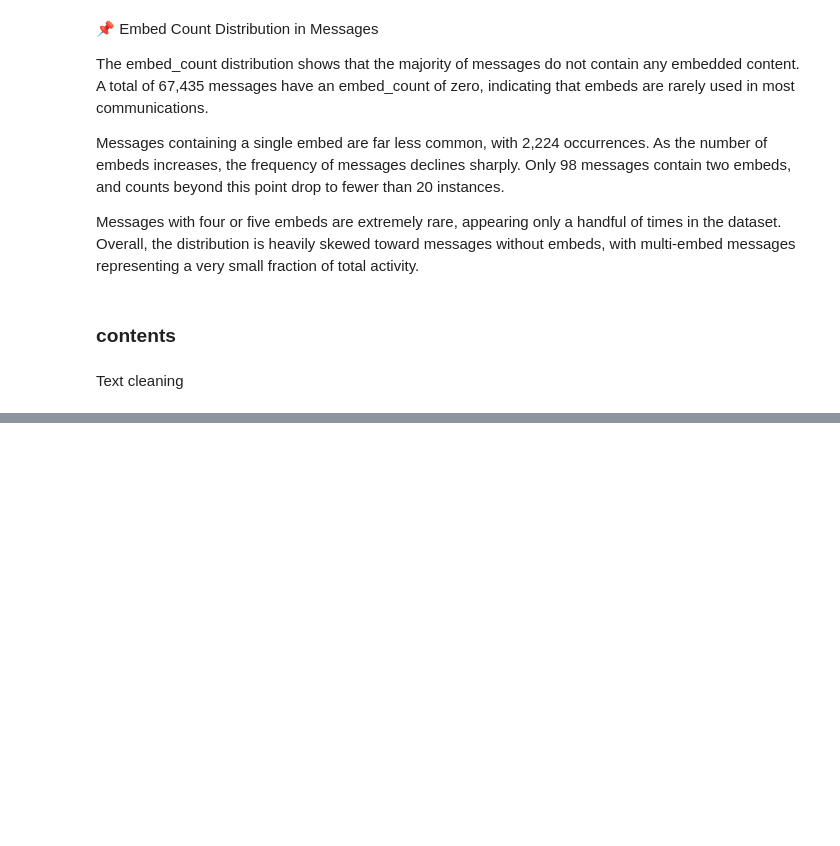
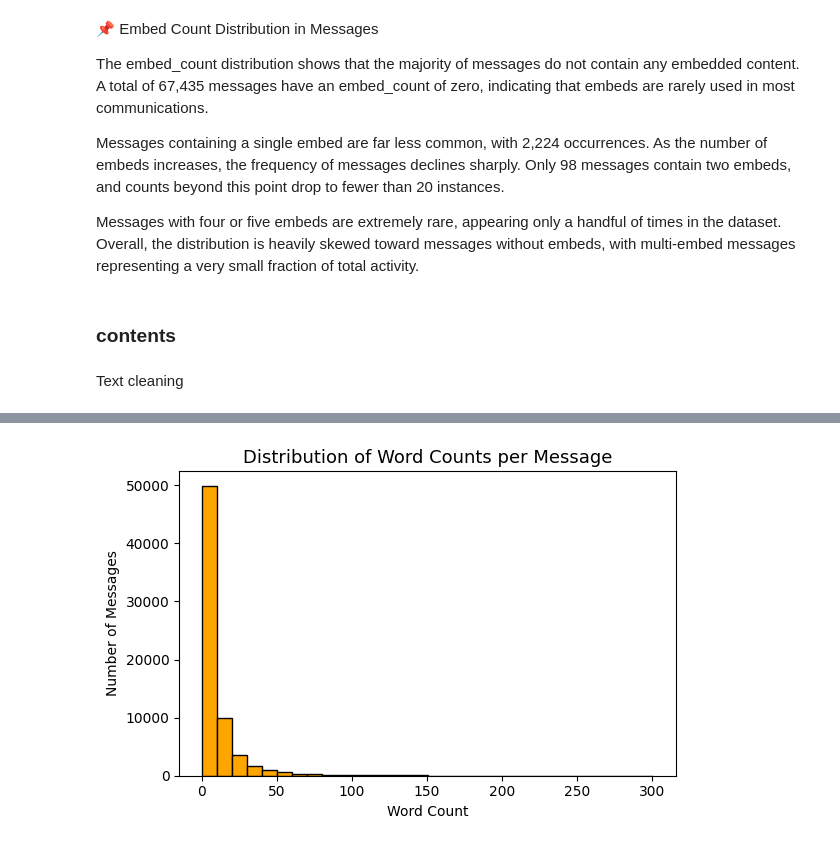
Before and after one commit to Aryan-Kaisth/Discord_Moderation_Bot, a Jupyter notebook: EDA.ipynb, the cells around one changed output, grey strips where cells are left out. Drawn from its saved outputs; the diff is of its cells as text; code cells hidden in the pictures; blank space fills up the shorter version.

```diff
--- a/EDA.ipynb
+++ b/EDA.ipynb
@@ -590,0 +710,8 @@ df = df.assign(
+# %%
+content_df = content_df.assign(
+    char_count=lambda x: x["content_no_stopwords"].str.len(),
+    word_count=lambda x: x["content_no_stopwords"].str.split().str.len(),
+    emoji_count = lambda x: x["content_no_stopwords"].str.count('<EMOJI>'),
+    user_ping_count = lambda x: x["content_no_stopwords"].str.count('<USER>'),
+    link_count = lambda x: x["content_no_stopwords"].str.count('<Link>')
+)
@@ -590,0 +734,18 @@ df = df.assign(
+# %%
+fig, ax = plt.subplots(figsize=(6, 4))
+
+ax.hist(
+    content_df["word_count"],
+    bins=30,
+    edgecolor="black",
+    color='orange'
+)
+
+ax.set_title("Distribution of Word Counts per Message", fontsize=13)
+ax.set_xlabel("Word Count")
+ax.set_ylabel("Number of Messages")
+
+plt.tight_layout()
+plt.show()
+# %% [output]
+[figure, added]
```
Also changed, not shown: parts of 19 cells of this notebook.
